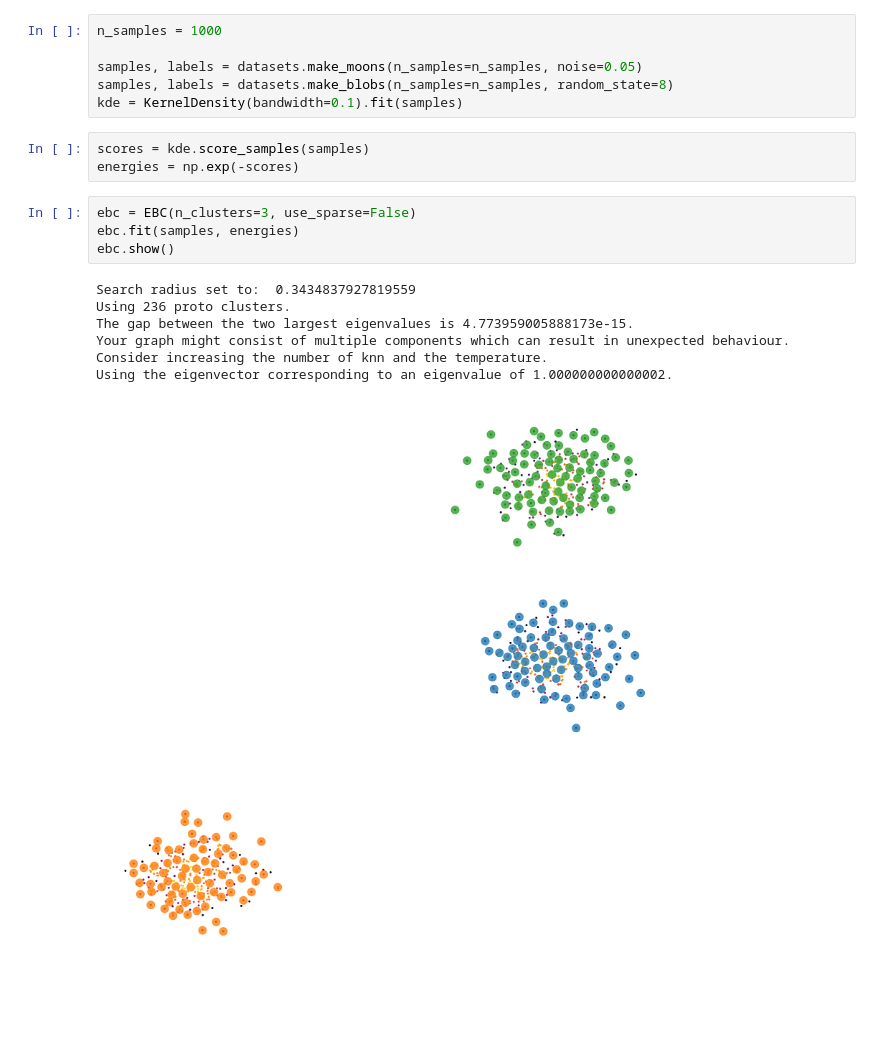
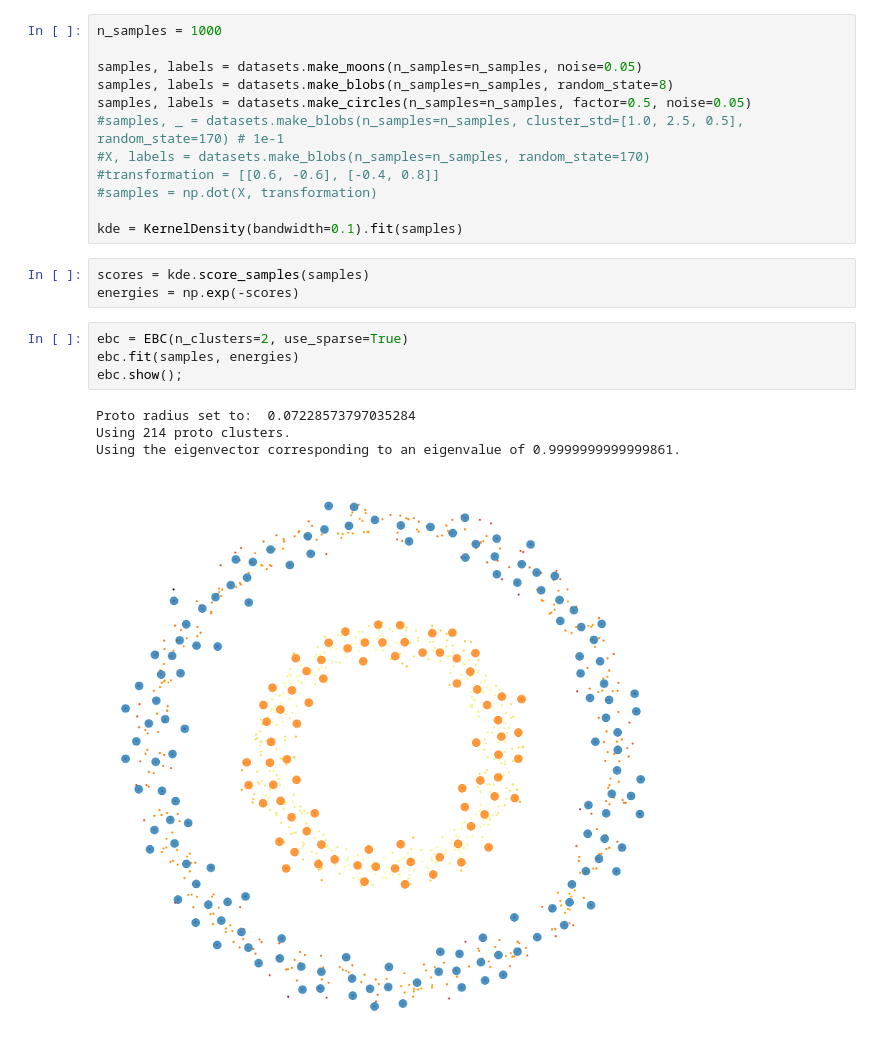
Before and after one commit to rinikerlab/EnergyBasedClustering, a Jupyter notebook: examples/example_sklearn.ipynb, the cells around one changed output. Drawn from its saved outputs; the diff is of its cells as text; blank space fills up the shorter version.

```diff
--- a/examples/example_sklearn.ipynb
+++ b/examples/example_sklearn.ipynb
@@ -13,19 +13,22 @@ n_samples = 1000
 
 samples, labels = datasets.make_moons(n_samples=n_samples, noise=0.05)
 samples, labels = datasets.make_blobs(n_samples=n_samples, random_state=8)
+samples, labels = datasets.make_circles(n_samples=n_samples, factor=0.5, noise=0.05)
+#samples, _ = datasets.make_blobs(n_samples=n_samples, cluster_std=[1.0, 2.5, 0.5], random_state=170) # 1e-1
+#X, labels = datasets.make_blobs(n_samples=n_samples, random_state=170)
+#transformation = [[0.6, -0.6], [-0.4, 0.8]]
+#samples = np.dot(X, transformation)
+
 kde = KernelDensity(bandwidth=0.1).fit(samples)
 # %%
 scores = kde.score_samples(samples)
 energies = np.exp(-scores)
 # %%
-ebc = EBC(n_clusters=3, use_sparse=False)
+ebc = EBC(n_clusters=2, use_sparse=True)
 ebc.fit(samples, energies)
-ebc.show()
+ebc.show();
 # %% [output]
-Search radius set to:  0.3434837927819559
-Using 236 proto clusters.
-The gap between the two largest eigenvalues is 4.773959005888173e-15.
-Your graph might consist of multiple components which can result in unexpected behaviour.
-Consider increasing the number of knn and the temperature.
-Using the eigenvector corresponding to an eigenvalue of 1.000000000000002.
+Proto radius set to:  0.07228573797035284
+Using 214 proto clusters.
+Using the eigenvector corresponding to an eigenvalue of 0.9999999999999861.
-[figure, old version]
+[figure, new version]
```
Also changed, not shown: 4 other files.
